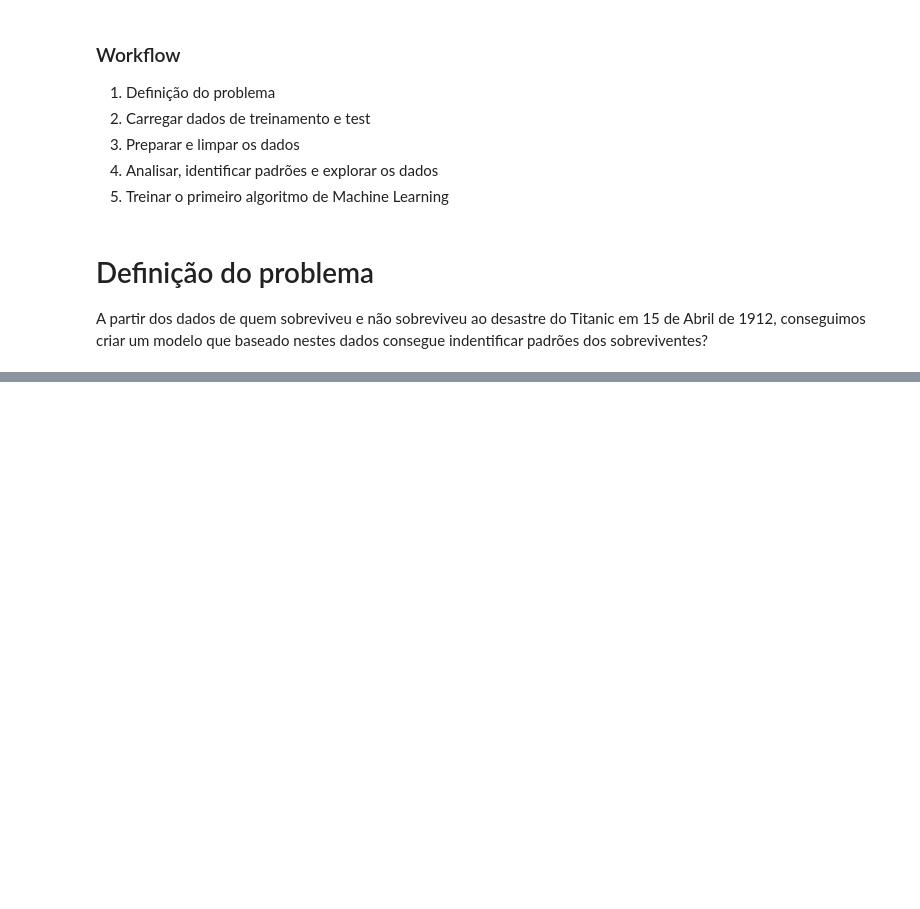
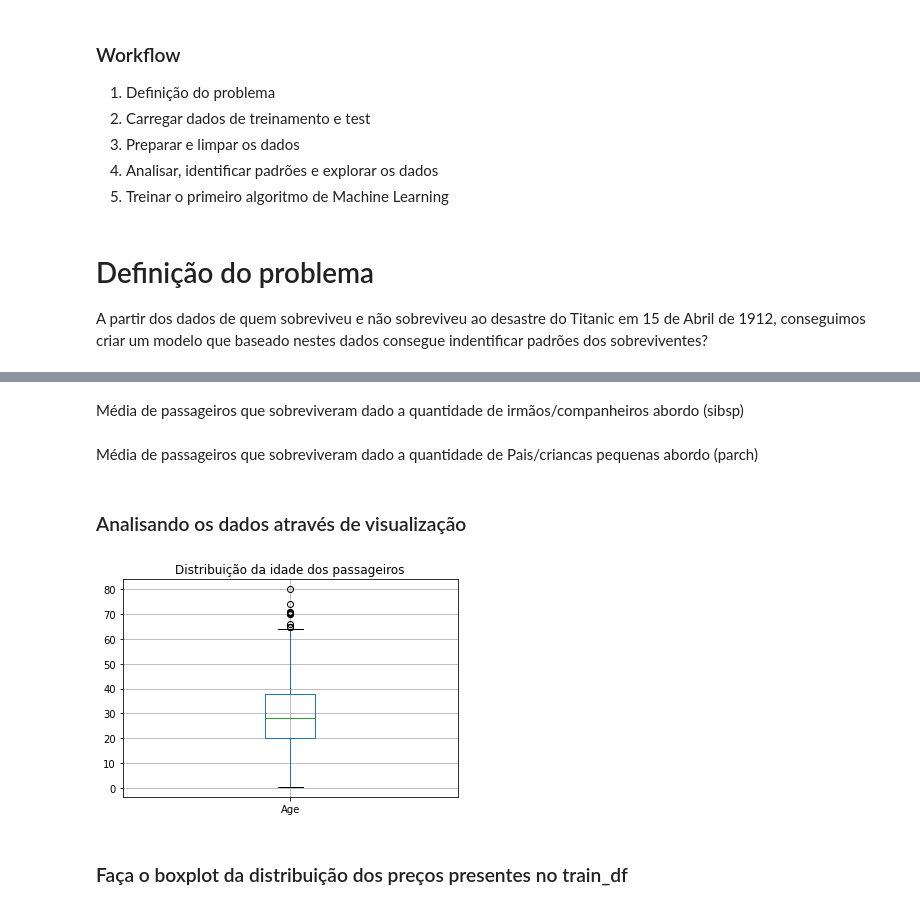
Before and after one commit to pedrocwb/pos-fiep, a Jupyter notebook: Titanic.ipynb, the cells around one changed output, grey strips where cells are left out. Cells and saved outputs as stored; diff of their text form; code cells hidden in the pictures; blank space fills up the shorter version.

```diff
--- a/Titanic.ipynb
+++ b/Titanic.ipynb
@@ -26,0 +141,2 @@ combine = [train_df, test_df]
+# %% [markdown]
+Média de passageiros que sobreviveram dado a quantidade de irmãos/companheiros abordo (sibsp)
@@ -26,0 +145,2 @@ combine = [train_df, test_df]
+# %% [markdown]
+Média de passageiros que sobreviveram dado a quantidade de Pais/criancas pequenas abordo (parch)
@@ -26,0 +149,9 @@ combine = [train_df, test_df]
+# %% [markdown]
+### Analisando os dados através de visualização
+# %%
+g = train_df[["Age"]].boxplot()
+_ = g.set_title("Distribuição da idade dos passageiros")
+# %% [output]
+[figure, added]
+# %% [markdown]
+### Faça o boxplot da distribuição dos preços presentes no train_df
```
Also changed, not shown: parts of 80 cells of this notebook, 2 other files.
